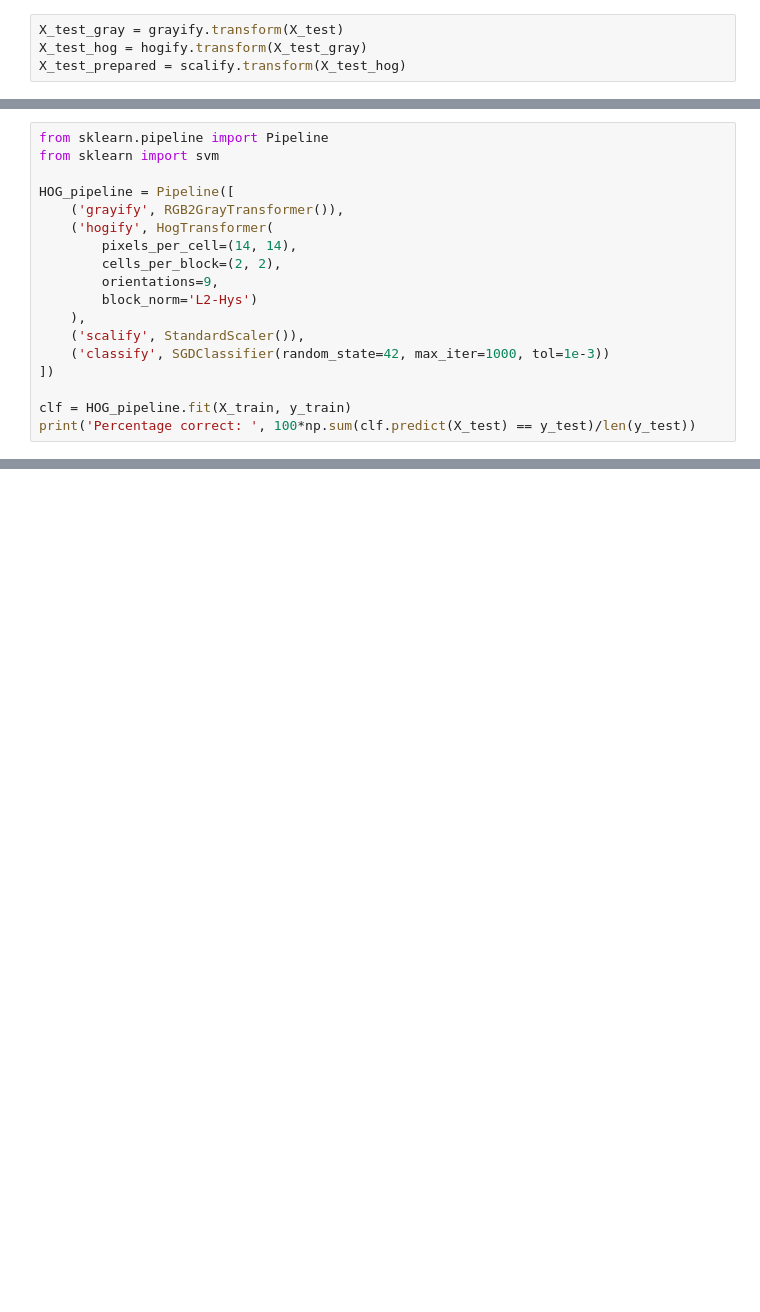
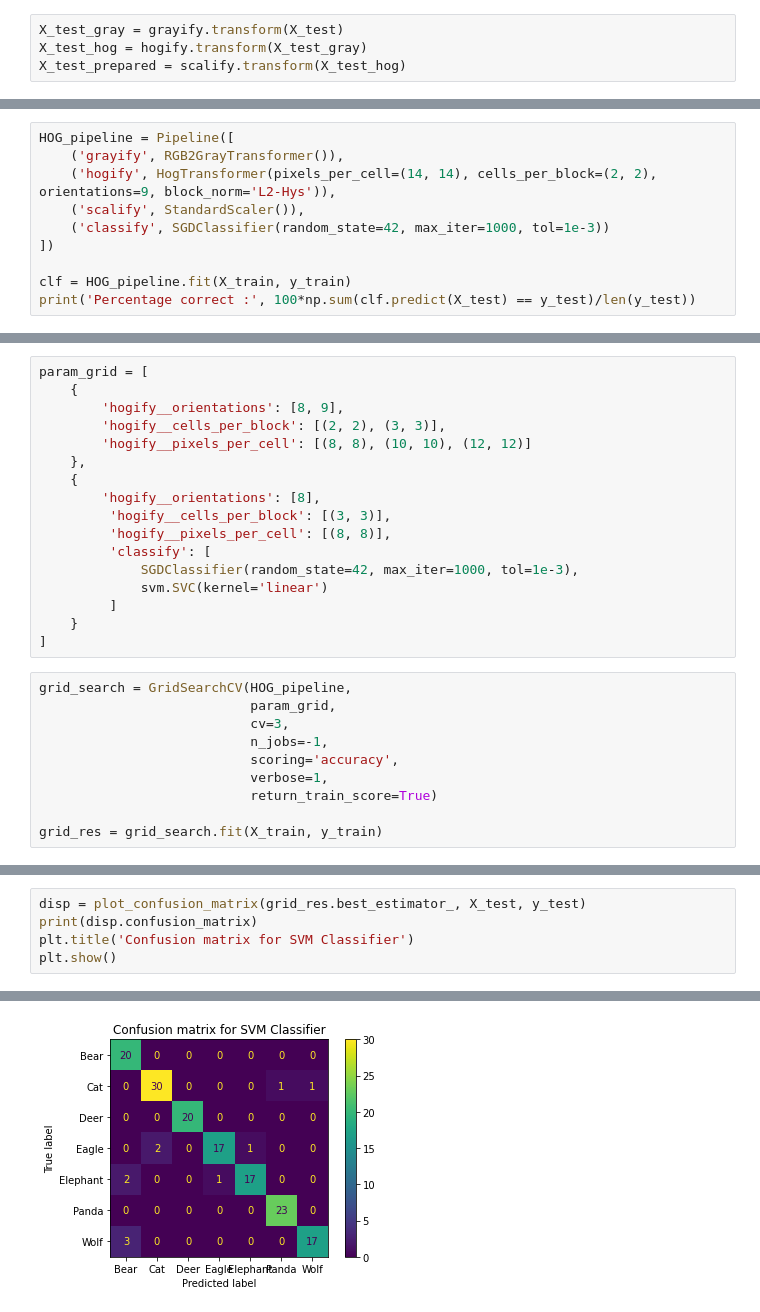
Before and after one commit to eltarr-kawther/classification-images, a Jupyter notebook: Face Detection.ipynb, the cells around one changed output, grey strips where cells are left out. Cells and saved outputs as stored; diff of their text form; blank space fills up the shorter version.

```diff
--- a/Face Detection.ipynb
+++ b/Face Detection.ipynb
@@ -325,19 +330,11 @@ weighted avg       0.87      0.87      0.87       155
 # %%
-from sklearn.pipeline import Pipeline
-from sklearn import svm
-
 HOG_pipeline = Pipeline([
     ('grayify', RGB2GrayTransformer()),
-    ('hogify', HogTransformer(
-        pixels_per_cell=(14, 14),
-        cells_per_block=(2, 2),
-        orientations=9,
-        block_norm='L2-Hys')
-    ),
+    ('hogify', HogTransformer(pixels_per_cell=(14, 14), cells_per_block=(2, 2), orientations=9, block_norm='L2-Hys')),
     ('scalify', StandardScaler()),
     ('classify', SGDClassifier(random_state=42, max_iter=1000, tol=1e-3))
 ])
 
 clf = HOG_pipeline.fit(X_train, y_train)
-print('Percentage correct: ', 100*np.sum(clf.predict(X_test) == y_test)/len(y_test))
+print('Percentage correct :', 100*np.sum(clf.predict(X_test) == y_test)/len(y_test))
 # %% [output]
@@ -344,0 +344,27 @@ Percentage correct:  91.61290322580645
+# %%
+param_grid = [
+    {
+        'hogify__orientations': [8, 9],
+        'hogify__cells_per_block': [(2, 2), (3, 3)],
+        'hogify__pixels_per_cell': [(8, 8), (10, 10), (12, 12)]
+    },
+    {
+        'hogify__orientations': [8],
+         'hogify__cells_per_block': [(3, 3)],
+         'hogify__pixels_per_cell': [(8, 8)],
+         'classify': [
+             SGDClassifier(random_state=42, max_iter=1000, tol=1e-3),
+             svm.SVC(kernel='linear')
+         ]
+    }
+]
+# %%
+grid_search = GridSearchCV(HOG_pipeline,
+                           param_grid,
+                           cv=3,
+                           n_jobs=-1,
+                           scoring='accuracy',
+                           verbose=1,
+                           return_train_score=True)
+
+grid_res = grid_search.fit(X_train, y_train)
@@ -344,0 +411,6 @@ Percentage correct:  91.61290322580645
+# %%
+disp = plot_confusion_matrix(grid_res.best_estimator_, X_test, y_test)
+print(disp.confusion_matrix)
+plt.title('Confusion matrix for SVM Classifier')
+plt.show()
+# %% [output]
@@ -344,0 +424 @@ Percentage correct:  91.61290322580645
+[figure, added]
```
Also changed, not shown: parts of 18 cells of this notebook, 1 other file.
